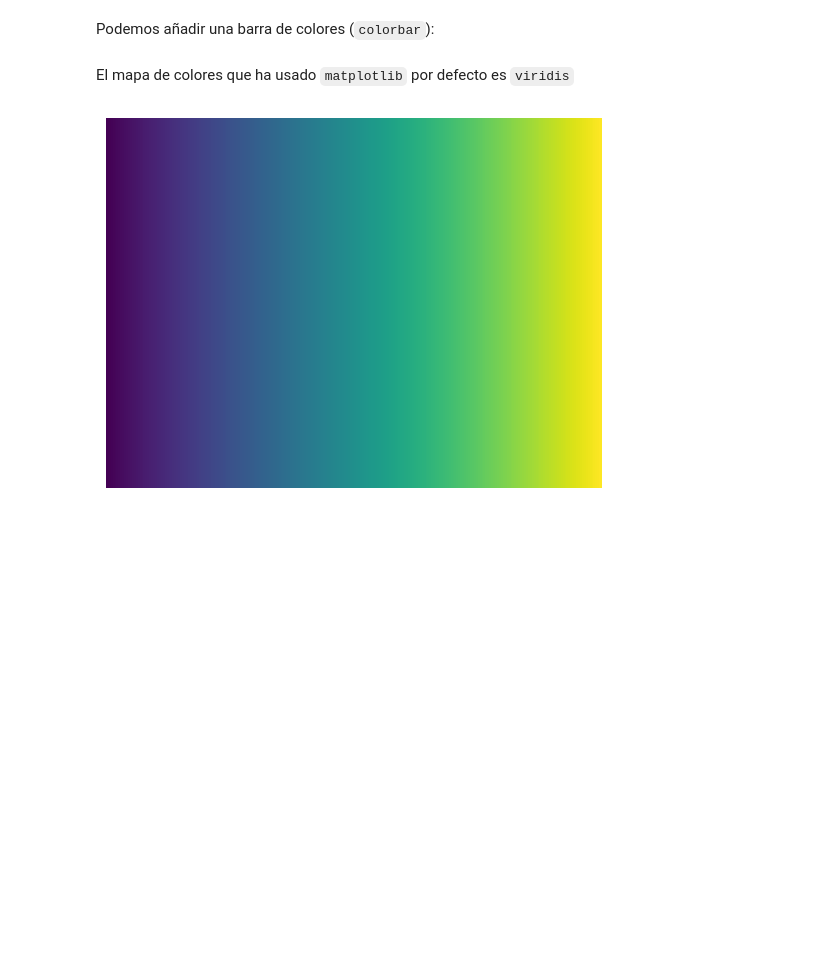
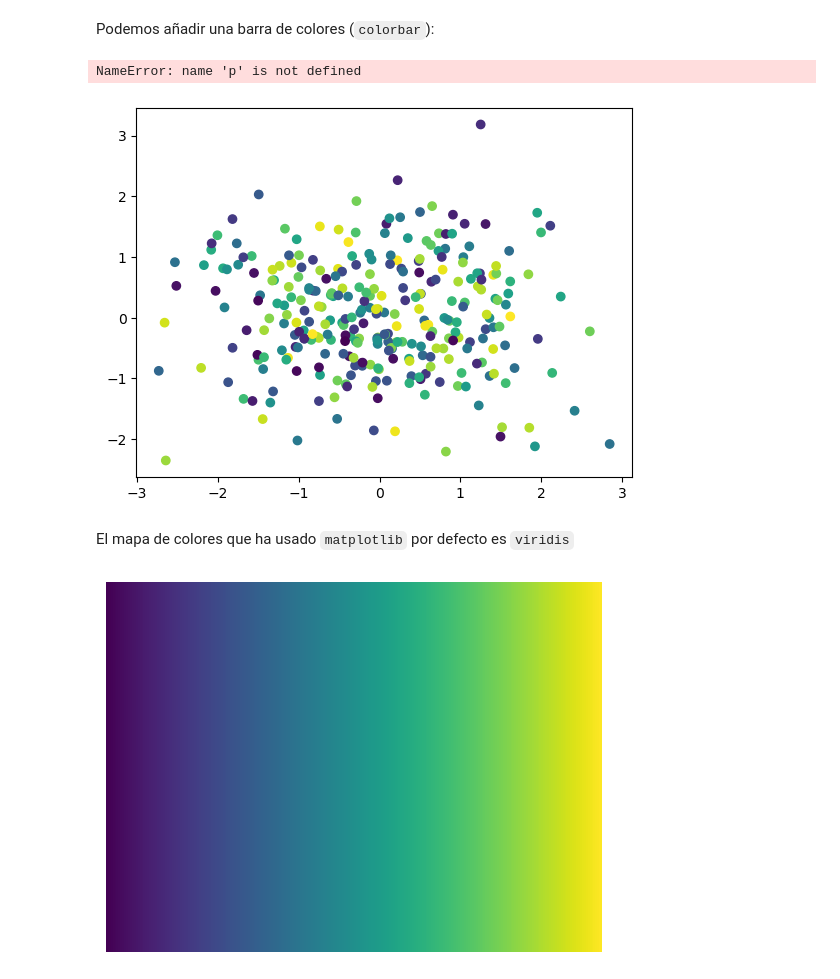
Before and after one commit to Antoniogins/IntroductionToDataScience, a Jupyter notebook: src/05-visualizar-con-graficas/explicaciones-visualizacion_matplotlib.ipynb, the cells around one changed output. Saved outputs shown, nothing was run; the diff lists cells and outputs as text; code cells hidden in the pictures; blank space fills up the shorter version.

```diff
--- a/src/05-visualizar-con-graficas/explicaciones-visualizacion_matplotlib.ipynb
+++ b/src/05-visualizar-con-graficas/explicaciones-visualizacion_matplotlib.ipynb
@@ -242,5 +301,12 @@ Veamos cómo hacerlo en un scatter plot:
 # %% [markdown]
 Podemos añadir una barra de colores (`colorbar`):
+# %%
+fix, ax = plt.subplots()
+ax.scatter(x, y, c=z)
+fix.colorbar(p, ax=ax);
+# %% [output]
+NameError: name 'p' is not defined
+[figure, added]
 # %% [markdown]
 El mapa de colores que ha usado `matplotlib` por defecto es `viridis`
 # %%
```
Also changed, not shown: parts of 12 cells of this notebook.
